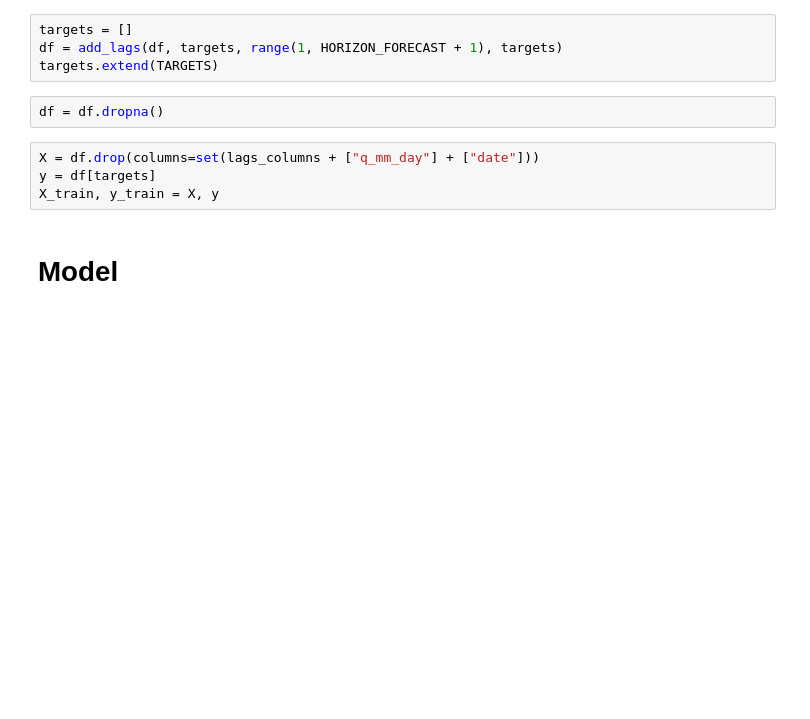
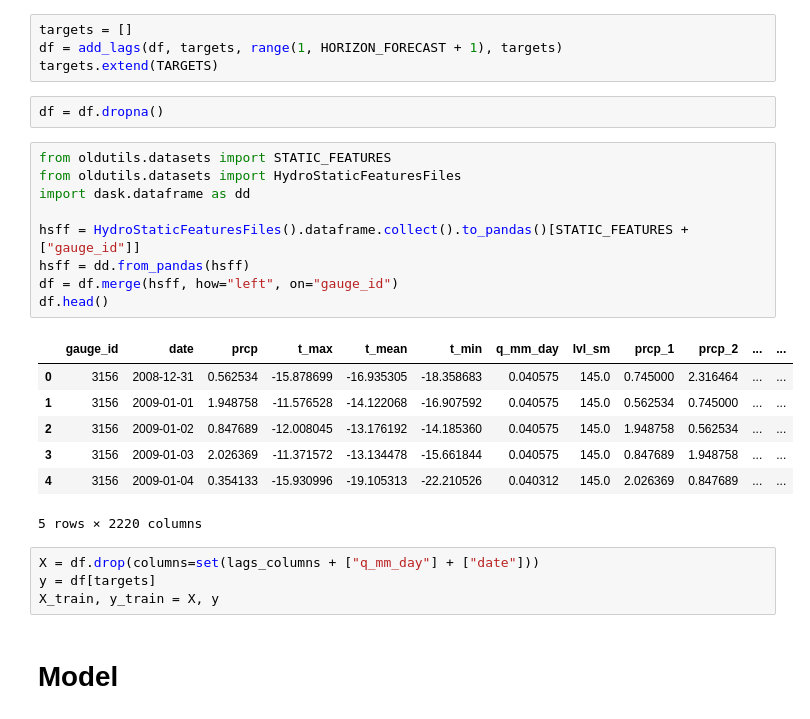
Before and after one commit to intsystems/2025-Project-188, a Jupyter notebook: code/notebooks/Exp.1 Random Forest.ipynb, the cells around one changed output. Cells and saved outputs as stored; diff of their text form; blank space fills up the shorter version.

```diff
--- a/code/notebooks/Exp.1 Random Forest.ipynb
+++ b/code/notebooks/Exp.1 Random Forest.ipynb
@@ -38,6 +38,23 @@ df = add_lags(df, targets, range(1, HORIZON_FORECAST + 1), targets)
 targets.extend(TARGETS)
 # %%
 df = df.dropna()
+# %%
+from oldutils.datasets import STATIC_FEATURES
+from oldutils.datasets import HydroStaticFeaturesFiles
+import dask.dataframe as dd
+
+hsff = HydroStaticFeaturesFiles().dataframe.collect().to_pandas()[STATIC_FEATURES + ["gauge_id"]]
+hsff = dd.from_pandas(hsff)
+df = df.merge(hsff, how="left", on="gauge_id")
+df.head()
+# %% [output]
+|  | gauge_id | date | prcp | t_max | t_mean | t_min | q_mm_day | lvl_sm | prcp_1 | prcp_2 | ... | ... |
+| 0 | 3156 | 2008-12-31 | 0.562534 | -15.878699 | -16.935305 | -18.358683 | 0.040575 | 145.0 | 0.745000 | 2.316464 | ... | ... |
+| 1 | 3156 | 2009-01-01 | 1.948758 | -11.576528 | -14.122068 | -16.907592 | 0.040575 | 145.0 | 0.562534 | 0.745000 | ... | ... |
+| 2 | 3156 | 2009-01-02 | 0.847689 | -12.008045 | -13.176192 | -14.185360 | 0.040575 | 145.0 | 1.948758 | 0.562534 | ... | ... |
+| 3 | 3156 | 2009-01-03 | 2.026369 | -11.371572 | -13.134478 | -15.661844 | 0.040575 | 145.0 | 0.847689 | 1.948758 | ... | ... |
+| 4 | 3156 | 2009-01-04 | 0.354133 | -15.930996 | -19.105313 | -22.210526 | 0.040312 | 145.0 | 2.026369 | 0.847689 | ... | ... |
+5 rows × 2220 columns
 # %%
 X = df.drop(columns=set(lags_columns + ["q_mm_day"] + ["date"]))
 y = df[targets]
```
Also changed, not shown: parts of 4 cells of this notebook, 2 other files.
